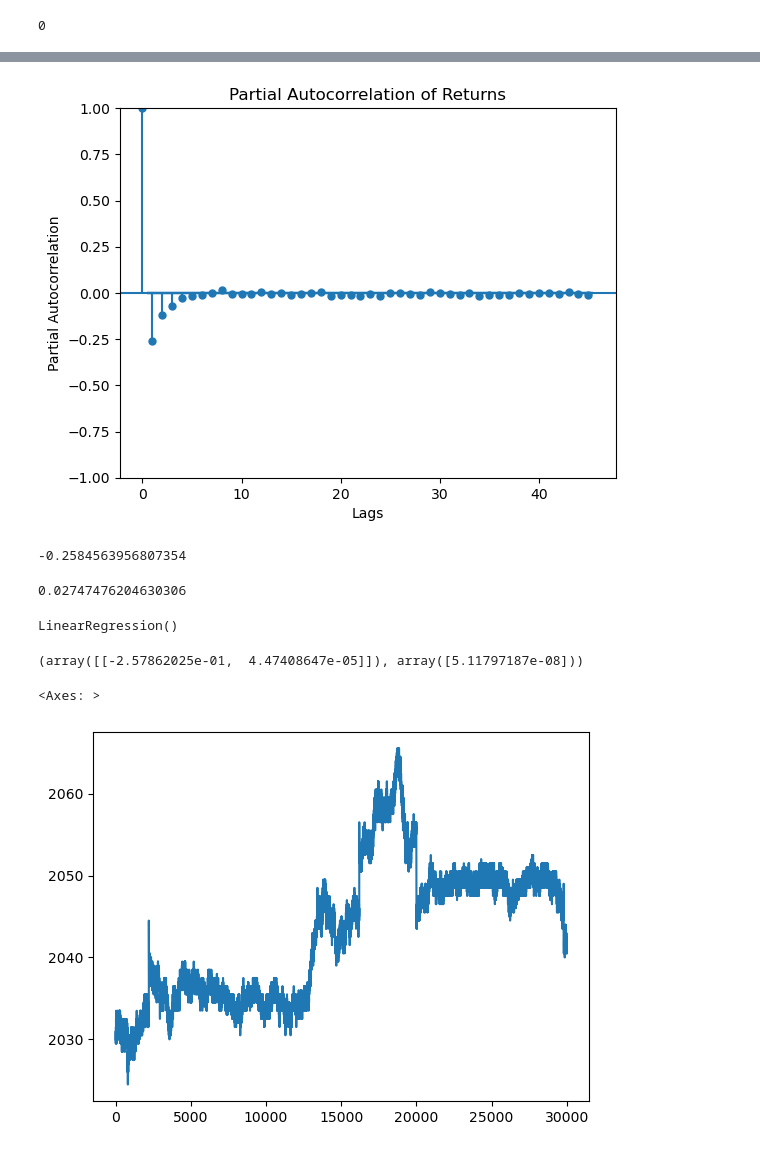
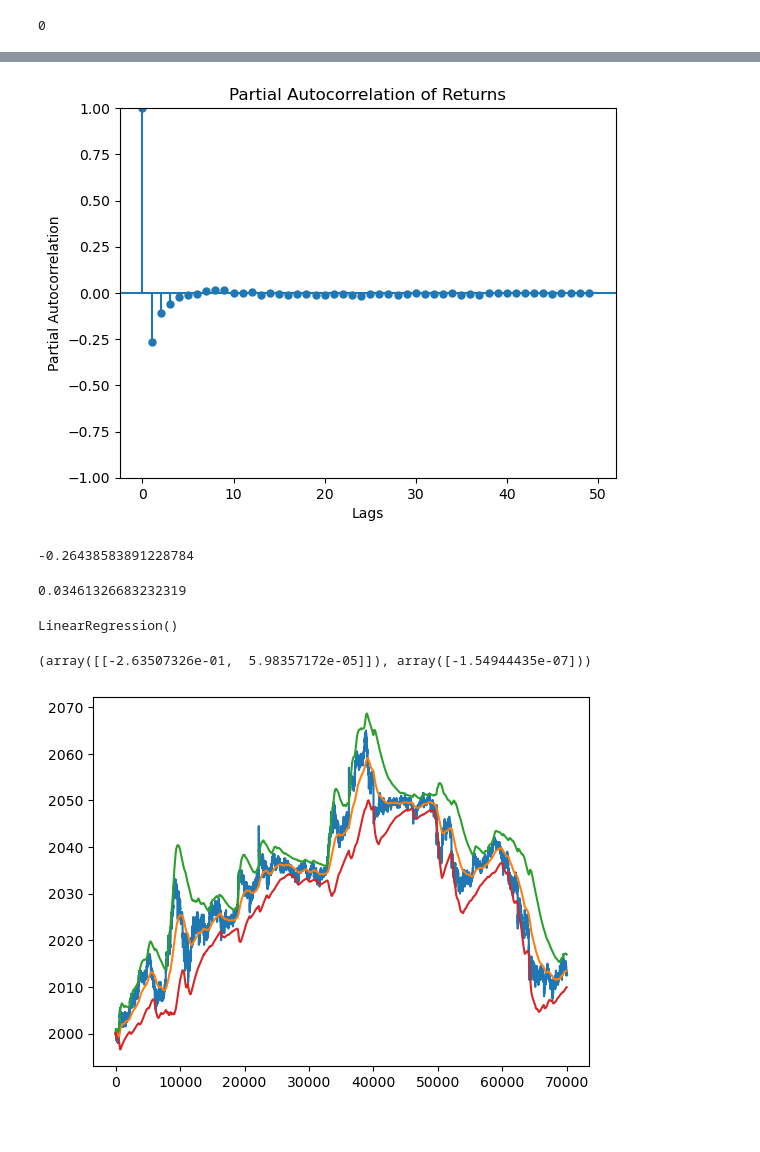
Before and after one commit to Edwin-yin/imc-prosperity-2, a Jupyter notebook: round3_new/kelp-research.ipynb, the cells around one changed output, grey strips where cells are left out. Drawn from its saved outputs; the diff is of its cells as text; code cells hidden in the pictures.

```diff
--- a/round3_new/kelp-research.ipynb
+++ b/round3_new/kelp-research.ipynb
@@ -5,7 +5,7 @@ import numpy as np
 # %% [markdown]
 Research on reversion of Kelp
 # %%
-for i, day in enumerate([0, 1, 2]):
+for i, day in enumerate([-2, -1, 0, 1, 2, 3, 4]):
     file_name = f"../round3_new/round-3-island-data-bottle/prices_round_3_day_{day}.csv"
     df_tmp = pd.read_csv(file_name, sep=';')
     df_tmp['day'] = day
@@ -79,18 +79,18 @@ plt.xlabel('Lags')
 plt.ylabel('Partial Autocorrelation')
 plt.show()
 # %% [output]
-[figure, old version]
+[figure, new version]
 # %%
 df_kelp['imb'] = (df_kelp['filtered_bid_volume'] - df_kelp['filtered_ask_volume']) / (df_kelp['filtered_bid_volume'] + df_kelp['filtered_ask_volume'])
 df_kelp.loc[(df_kelp['filtered_bid_volume'] == 0) & (df_kelp['filtered_ask_volume'] == 0), 'imb'] = 0
 # %%
 df_kelp['rtn'][2:].corr(df_kelp['rtn_lag_1'][2:])
 # %% [output]
--0.2584563956807354
+-0.26438583891228784
 # %%
 df_kelp['rtn'].corr(df_kelp['imb'].shift())
 # %% [output]
-0.02747476204630306
+0.03461326683232319
 # %%
 from sklearn.linear_model import LinearRegression
 
@@ -101,12 +101,18 @@ LinearRegression()
 # %%
 lr.coef_, lr.intercept_
 # %% [output]
-(array([[-2.57862025e-01,  4.47408647e-05]]), array([5.11797187e-08]))
+(array([[-2.63507326e-01,  5.98357172e-05]]), array([-1.54944435e-07]))
 # %%
-df_kelp['mid_price'].plot()
+plt.plot(df_kelp['filtered_mid'])
+theo = df_kelp['filtered_mid'].ewm(alpha=0.001).mean()
+std = df_kelp['filtered_mid'].ewm(alpha=0.001).std()
+thres = 2
+plt.plot(theo, label='Theoretical Price')
+plt.plot(theo + thres * std)
+plt.plot(theo - thres * std)
+plt.show()
 # %% [output]
-<Axes: >
-[figure, old version]
+[figure, new version]
 # %%
 begin = 10000
 end = 20000
```
Also changed, not shown: parts of 4 cells of this notebook, 19 other files.
